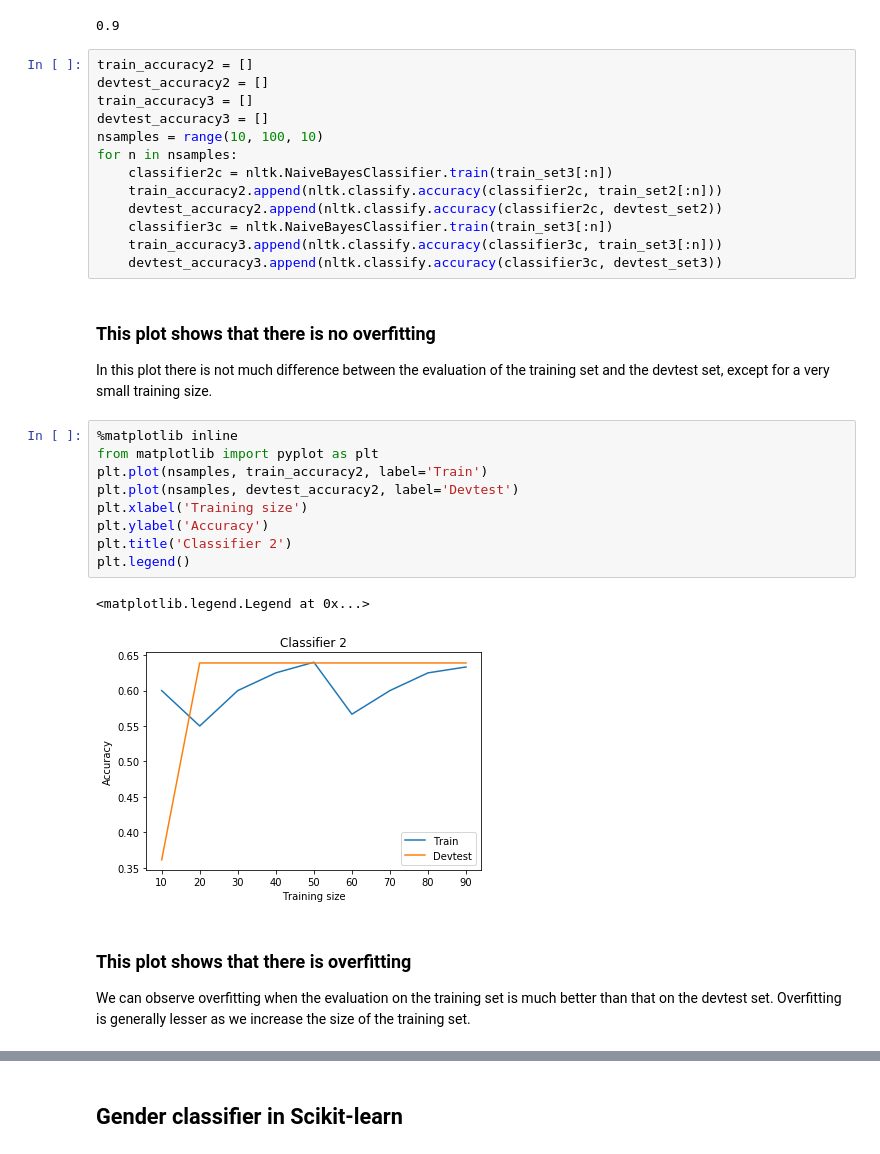
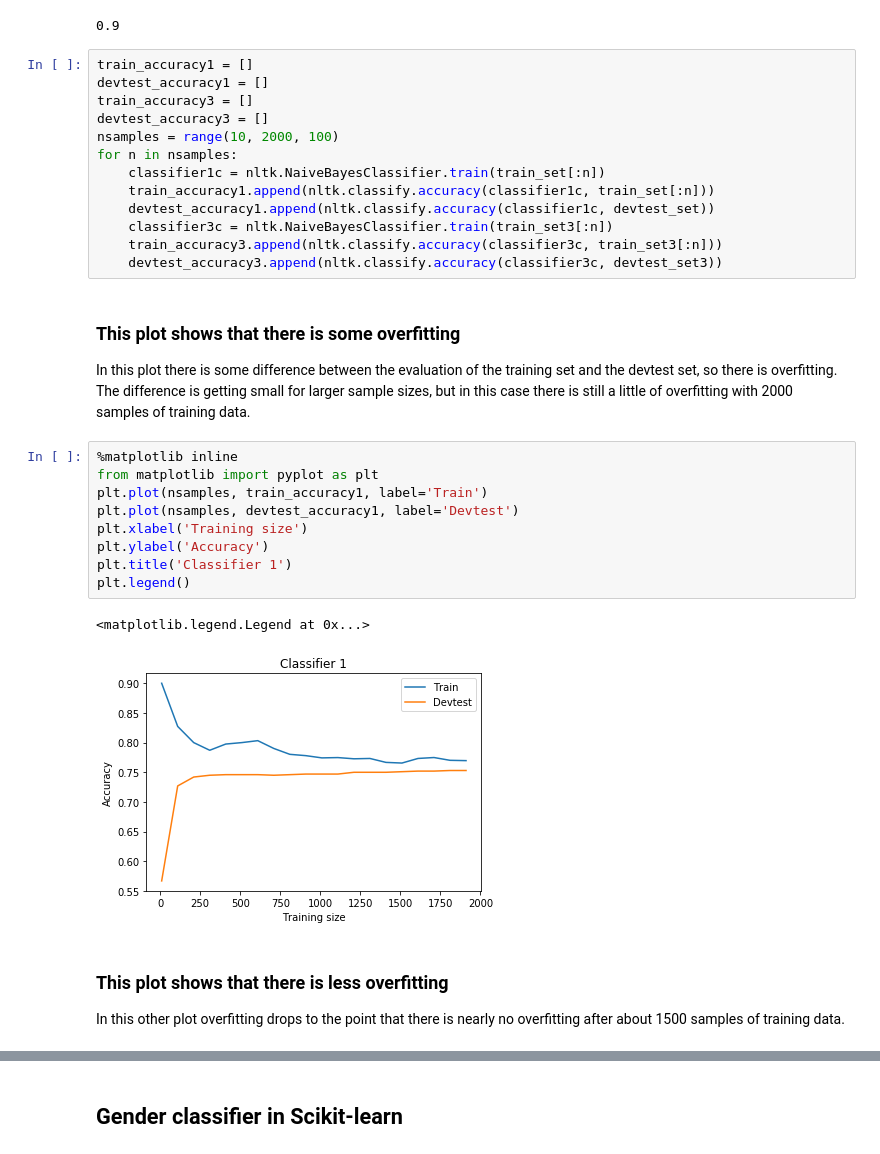
Before and after one commit to COMP3220/2020S1, a Jupyter notebook: lectures/W03L1TextClassification.ipynb, the cells around one changed output, grey strips where cells are left out. Saved outputs shown, nothing was run; the diff lists cells and outputs as text.

Commit message:
Fix bug on overfitting section

```diff
--- a/lectures/W03L1TextClassification.ipynb
+++ b/lectures/W03L1TextClassification.ipynb
@@ -180,38 +180,38 @@ nltk.classify.accuracy(classifier2b, train_set2[:50])
 # %% [output]
 0.9
 # %%
-train_accuracy2 = []
-devtest_accuracy2 = []
+train_accuracy1 = []
+devtest_accuracy1 = []
 train_accuracy3 = []
 devtest_accuracy3 = []
-nsamples = range(10, 100, 10)
+nsamples = range(10, 2000, 100)
 for n in nsamples:
-    classifier2c = nltk.NaiveBayesClassifier.train(train_set3[:n])
-    train_accuracy2.append(nltk.classify.accuracy(classifier2c, train_set2[:n]))
-    devtest_accuracy2.append(nltk.classify.accuracy(classifier2c, devtest_set2))
+    classifier1c = nltk.NaiveBayesClassifier.train(train_set[:n])
+    train_accuracy1.append(nltk.classify.accuracy(classifier1c, train_set[:n]))
+    devtest_accuracy1.append(nltk.classify.accuracy(classifier1c, devtest_set))
     classifier3c = nltk.NaiveBayesClassifier.train(train_set3[:n])
     train_accuracy3.append(nltk.classify.accuracy(classifier3c, train_set3[:n]))
     devtest_accuracy3.append(nltk.classify.accuracy(classifier3c, devtest_set3))
 # %% [markdown]
-### This plot shows that there is no overfitting
+### This plot shows that there is some overfitting
 
-In this plot there is not much difference between the evaluation of the training set and the devtest set, except for a very small training size.
+In this plot there is some difference between the evaluation of the training set and the devtest set, so there is overfitting. The difference is getting small for larger sample sizes, but in this case there is still a little of overfitting with 2000 samples of training data.
 # %%
 %matplotlib inline
 from matplotlib import pyplot as plt
-plt.plot(nsamples, train_accuracy2, label='Train')
-plt.plot(nsamples, devtest_accuracy2, label='Devtest')
+plt.plot(nsamples, train_accuracy1, label='Train')
+plt.plot(nsamples, devtest_accuracy1, label='Devtest')
 plt.xlabel('Training size')
 plt.ylabel('Accuracy')
-plt.title('Classifier 2')
+plt.title('Classifier 1')
 plt.legend()
 # %% [output]
 <matplotlib.legend.Legend at 0x...>
-[figure, old version]
+[figure, new version]
-# %% [markdown]
-### This plot shows that there is overfitting
-
-We can observe overfitting when the evaluation on the training set is much better than that on the devtest set. Overfitting is generally lesser as we increase the size of the training set.
+# %% [markdown]
+### This plot shows that there is less overfitting
+
+In this other plot overfitting drops to the point that there is nearly no overfitting after about 1500 samples of training data.
 # %%
 plt.plot(nsamples,train_accuracy3, label='Train')
 plt.plot(nsamples,devtest_accuracy3, label='Devtest')
```
Also changed, not shown: parts of 2 cells of this notebook.
